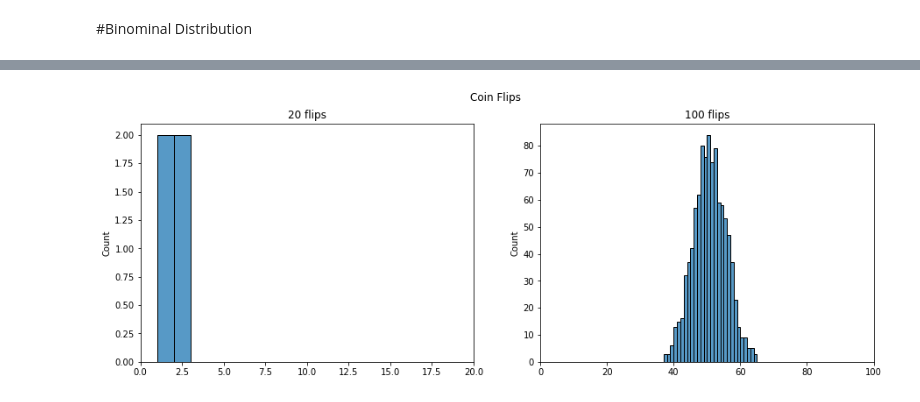
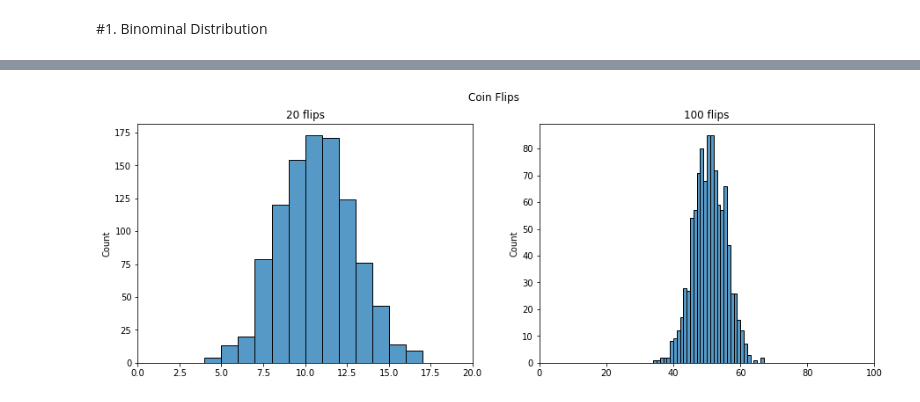
Before and after one commit to baoanth/ThongKe-PhanTichDulieu, a Jupyter notebook: DA_Week4_Distribution.ipynb, the cells around one changed output, grey strips where cells are left out. Saved outputs shown, nothing was run; the diff lists cells and outputs as text; code cells hidden in the pictures.

```diff
--- a/DA_Week4_Distribution.ipynb
+++ b/DA_Week4_Distribution.ipynb
@@ -3,2 +5,2 @@
 # %% [markdown]
-#Binominal Distribution
+#1. Binominal Distribution
@@ -7,28 +7,28 @@ pip install myst_nb
 # %%
 from myst_nb import glue
 from numpy import random
 import matplotlib.pyplot as plt
 import seaborn as sns
 
 
-x_20 = random.binomial(n=4, p=1/2, size=4)
+x_20 = random.binomial(n=20, p=1/2, size=1000)
 x_100 = random.binomial(n=100, p=1/2, size=1000)
 
 fig, axes = plt.subplots(1, 2, figsize=(15, 5))
 fig.suptitle('Coin Flips')
 
 # 20 flips
 sns.histplot(x_20, bins=20,binwidth=1,ax=axes[0])
 axes[0].set_title('20 flips')
 axes[0].set(xlim=(0,20))
 
 # 100 flips
-sns.histplot(x_100, bins=20,binwidth=1, ax=axes[1])
+sns.histplot(x_100, bins=100,binwidth=1, ax=axes[1])
 axes[1].set_title('100 flips')
 axes[1].set(xlim=(0,100))
 
 
 glue("fig-binomial", fig, display=False)
 # %% [output]
 [interactive output not drawn]
-[figure, old version]
+[figure, new version]
```
Also changed, not shown: parts of 25 cells of this notebook.
